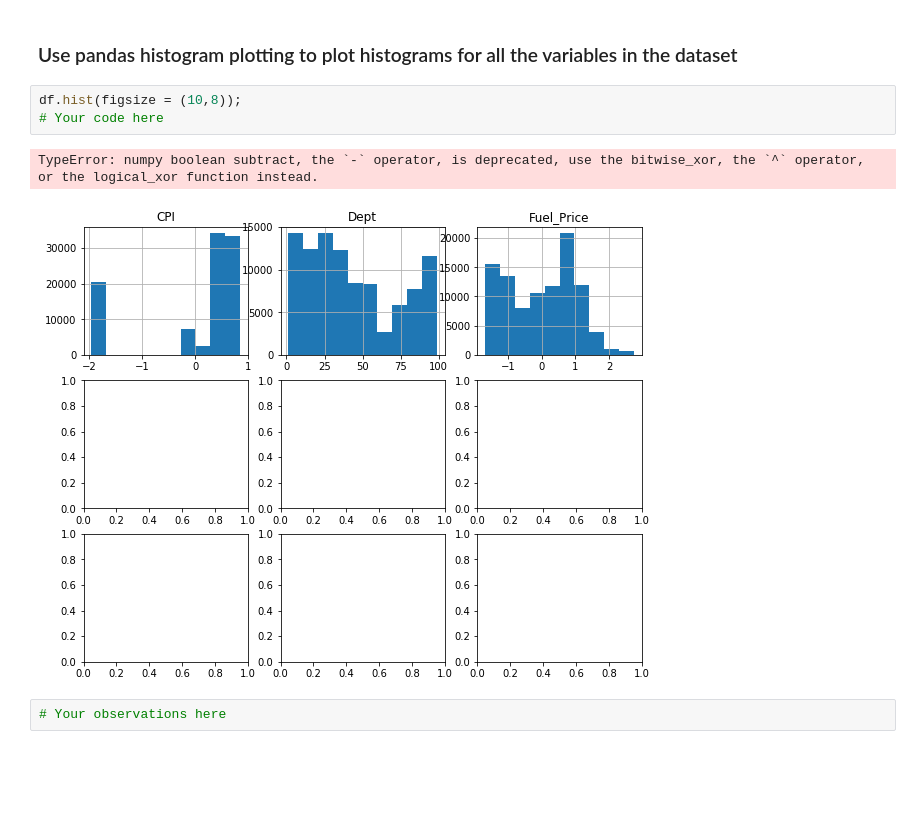
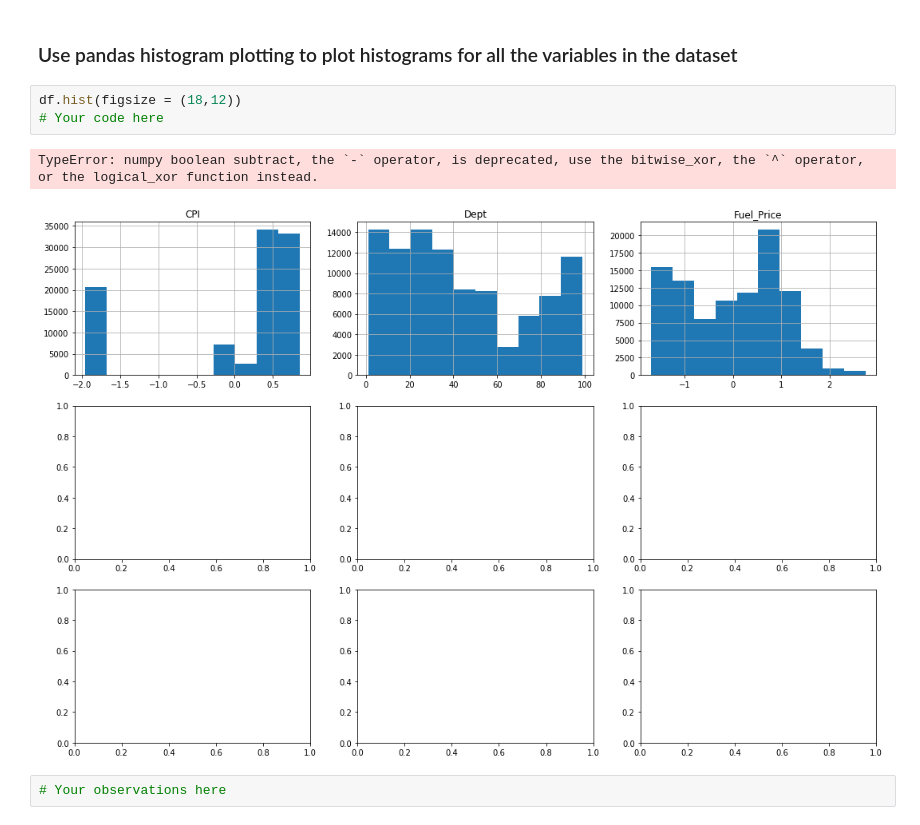
Before and after one commit to msas111/dsc-1-12-08-exploring-our-data-lab-online-ds-sp-000, a Jupyter notebook: index.ipynb, the cells around one changed output. Drawn from its saved outputs; the diff is of its cells as text; blank space fills up the shorter version.

```diff
--- a/index.ipynb
+++ b/index.ipynb
@@ -51,11 +51,11 @@ df.describe()
 # %% [markdown]
 ### Use pandas histogram plotting to plot histograms for all the variables in the dataset
 # %%
-df.hist(figsize = (10,8));
+df.hist(figsize = (18,12))
 # Your code here
 # %% [output]
 TypeError: numpy boolean subtract, the `-` operator, is deprecated, use the bitwise_xor, the `^` operator, or the logical_xor function instead.
-[figure, old version]
+[figure, new version]
 # %%
 # Your observations here
 # %% [markdown]
```
